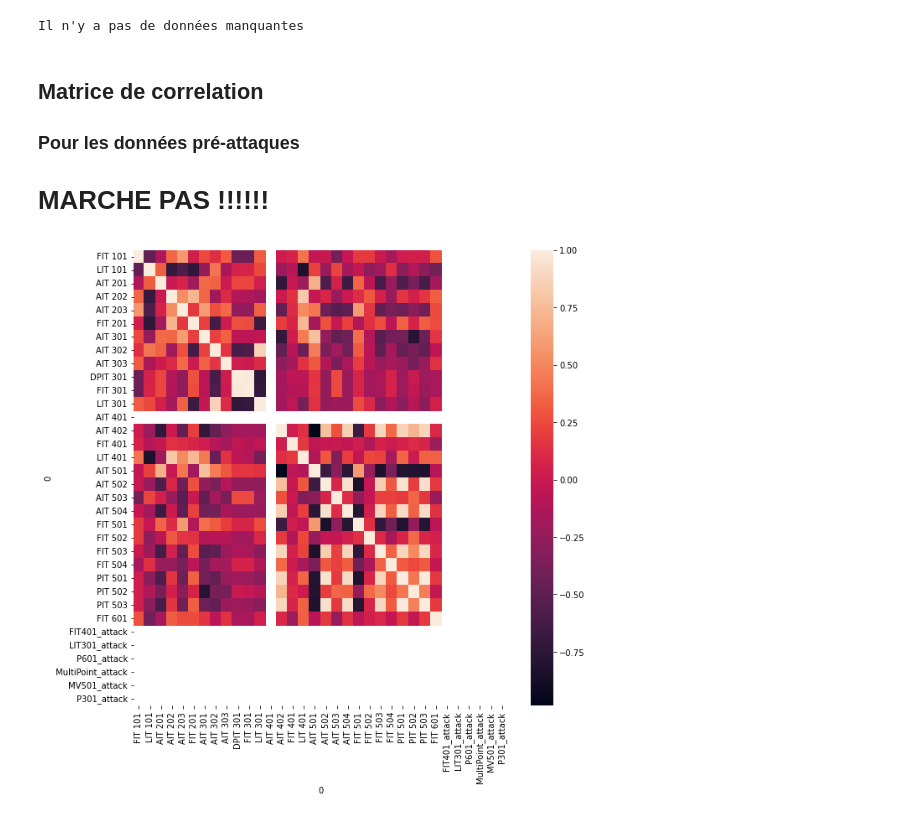
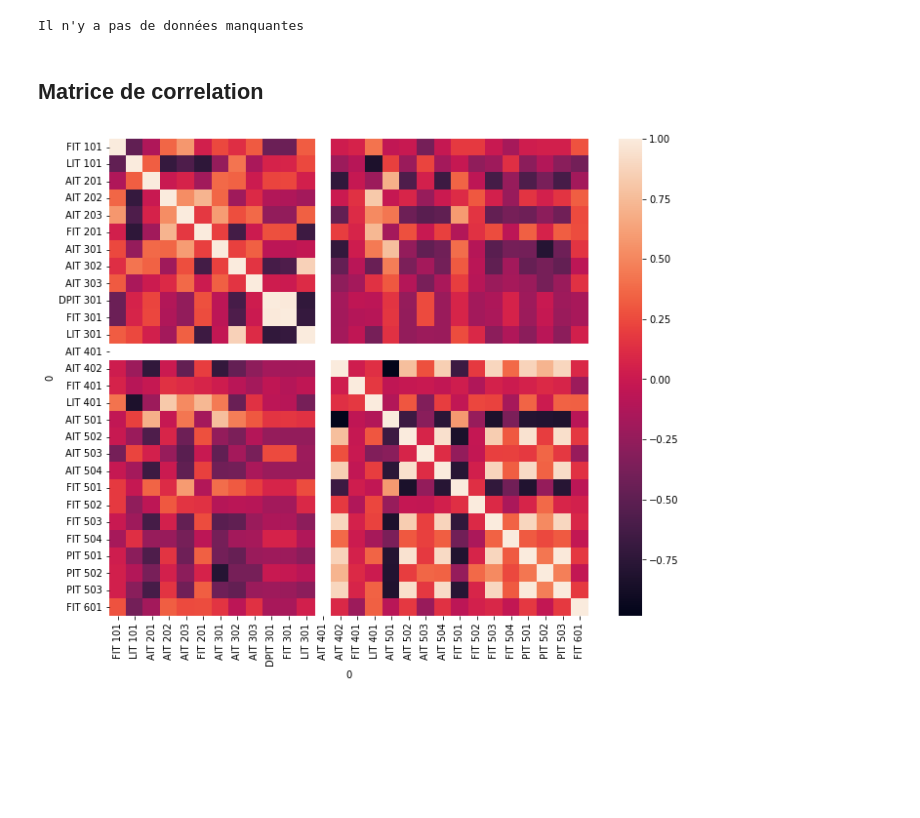
Before and after one commit to lnassabain/Anomaly-detection-and-prediction-for-Water-treatment-system, a Jupyter notebook: clean_data.ipynb, the cells around one changed output. Drawn from its saved outputs; the diff is of its cells as text; code cells hidden in the pictures; blank space fills up the shorter version.

```diff
--- a/clean_data.ipynb
+++ b/clean_data.ipynb
@@ -314,16 +314,15 @@ if (nan == False):
 Il n'y a pas de données manquantes
 # %% [markdown]
 ## Matrice de correlation
-
-### Pour les données pré-attaques
-# MARCHE PAS !!!!!!
 # %%
+#AIT 401 est toujours à 0.0
+#et les colonnes XXXX_attack sont à 0 parce qu'on a pris une période avant l'attaque
 pre_attack = df.loc[df['timestamp'] < deb_FIT401]
 
 pre_attack_correlation_mat = pre_attack.corr()
-plt.figure(figsize=(10,10))
+plt.figure(figsize=(11,9))
 sns.heatmap(pre_attack_correlation_mat)
 
 plt.show()
 # %% [output]
-[figure, old version]
+[figure, new version]
```
Also changed, not shown: parts of 14 cells of this notebook.
